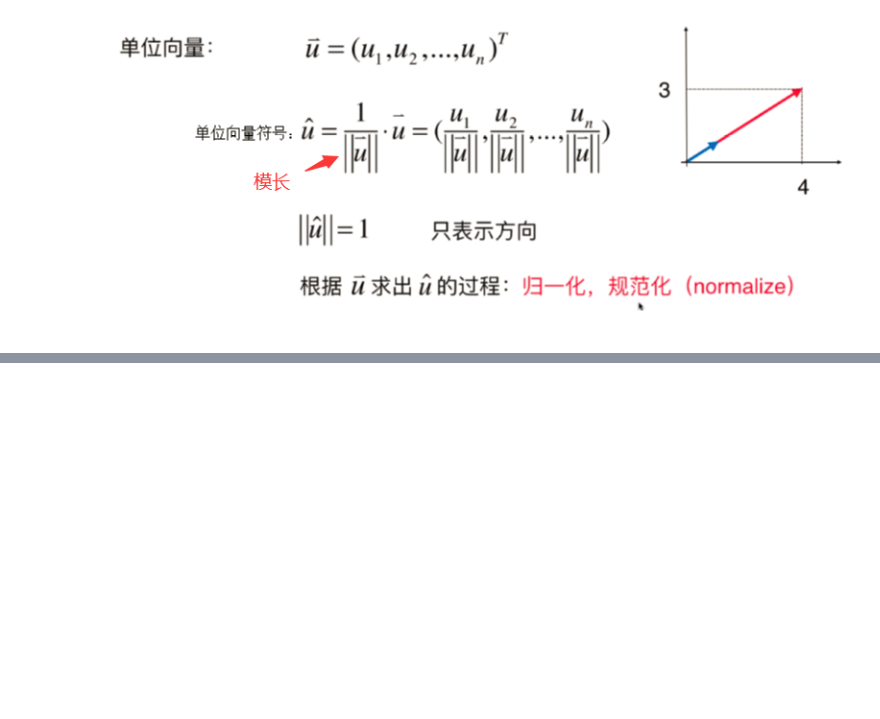
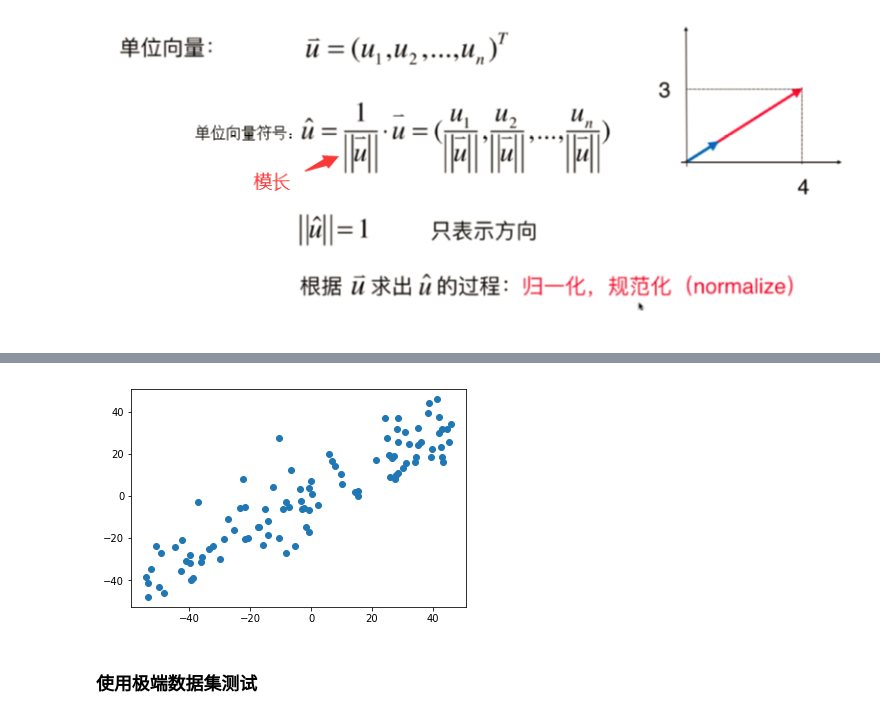
Before and after one commit to rannrann/Machine-Learning-Tutorial, a Jupyter notebook: 07-PCA-and-Gradient-Ascent/03-Implement-PCA-in-BGA/03-Implement-PCA-in-BGA.ipynb, the cells around one changed output, grey strips where cells are left out. Saved outputs shown, nothing was run; the diff lists cells and outputs as text; code cells hidden in the pictures; blank space fills up the shorter version.

```diff
--- a/07-PCA-and-Gradient-Ascent/03-Implement-PCA-in-BGA/03-Implement-PCA-in-BGA.ipynb
+++ b/07-PCA-and-Gradient-Ascent/03-Implement-PCA-in-BGA/03-Implement-PCA-in-BGA.ipynb
@@ -57,0 +96,8 @@ def gradient_ascent(df, X, initial_w, eta, n_iters = 1e4, epsilon = 1e-8):
+# %%
+plt.scatter(X_demean[:,0], X_demean[:,1])
+plt.plot(w[0]*30, w[1]*30, color='r')
+plt.show()
+# %% [output]
+[figure, added]
+# %% [markdown]
+### 使用极端数据集测试
```
Also changed, not shown: parts of 17 cells of this notebook.
